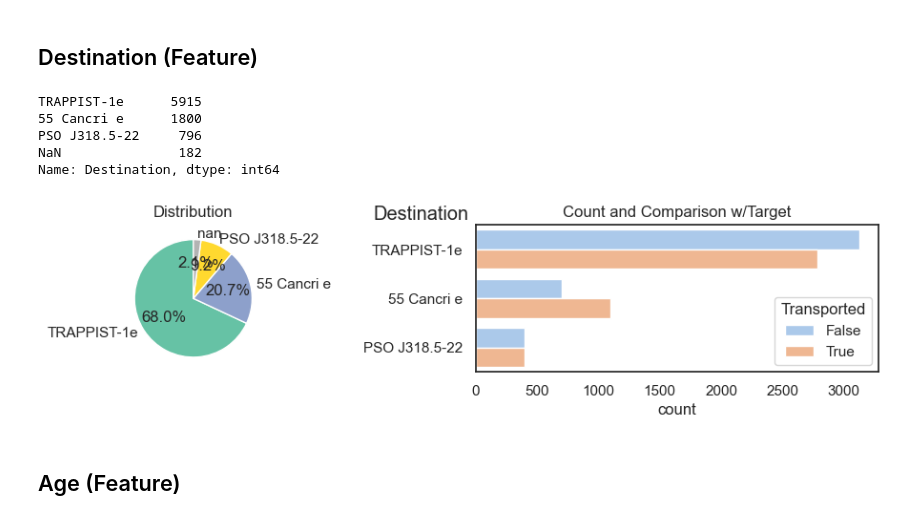
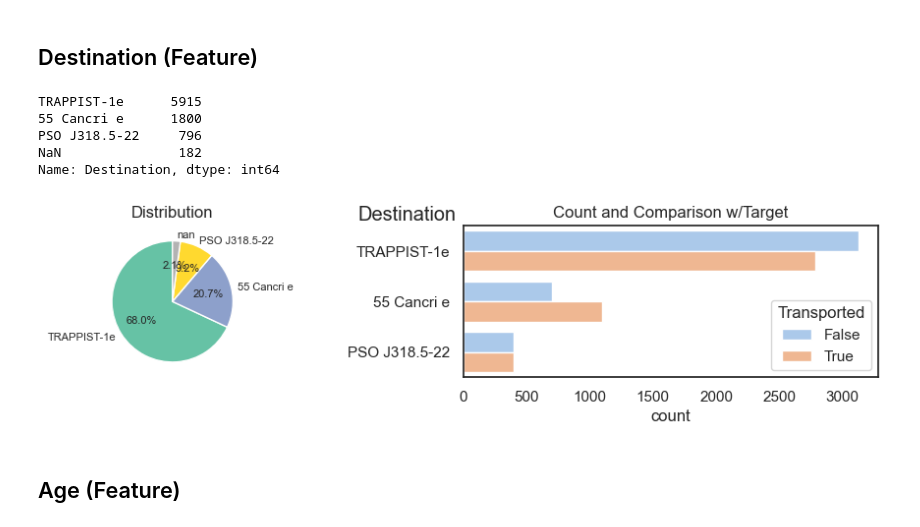
Before and after one commit to AndresMontesDeOca/Kaggle, a Jupyter notebook: 02 - Spaceship Titanic/02 - Spaceship Titanic.ipynb, the cells around one changed output. Saved outputs shown, nothing was run; the diff lists cells and outputs as text; code cells hidden in the pictures.

```diff
--- a/02 - Spaceship Titanic/02 - Spaceship Titanic.ipynb
+++ b/02 - Spaceship Titanic/02 - Spaceship Titanic.ipynb
@@ -471,34 +458,34 @@ display(Cabin_S_F)
 # %% [markdown]
 ## Destination (Feature)
 # %%
-print(data['Destination'].value_counts(dropna=False))
+print(data['Destination'].value_counts(dropna=False), '\n')
 
 # Plots
 fig, ax = plt.subplots(1, 2, figsize=(12, 2))
 
-# ax[0]
-data['Destination'].value_counts(dropna=False).plot(kind='pie', autopct='%.1f%%', ax=ax[0], startangle=90, cmap='Set2')
+# PieChart
+data['Destination'].value_counts(dropna=False).plot(kind='pie', autopct='%.1f%%', ax=ax[0], startangle=90, \
+                                                    cmap='Set2', textprops={'fontsize':8})
 ax[0].set_ylabel('')
 ax[0].set_title('Distribution')
 
-# ax[1]
+# CountPlot
 sns.countplot(y=data['Destination'], order=data['Destination'].value_counts().index, ax=ax[1], hue=data['Transported'])
 ax[1].set_ylabel('')
 ax[1].set_title('Count and Comparison w/Target')
-
 
 plt.suptitle('Destination')
 plt.show()
 
 # Similar to HomePlanet. Most passengers heading TRAPPIST-1e, 182 Nulls
 # 55 Cancri e looks like they have a better Transported Rate
 # %% [output]
 TRAPPIST-1e      5915
 55 Cancri e      1800
 PSO J318.5-22     796
 NaN               182
 Name: Destination, dtype: int64
-[figure, old version]
+[figure, new version]
 # %% [markdown]
 ## Age (Feature)
 # %%
```
Also changed, not shown: parts of 47 cells of this notebook.
